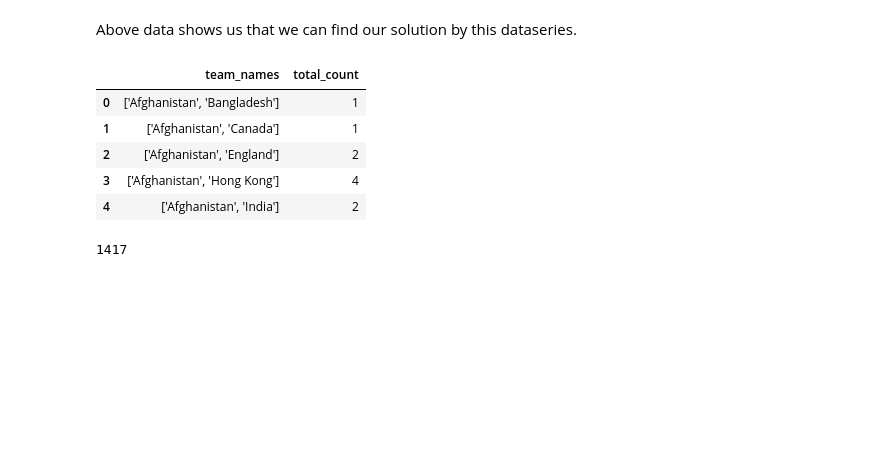
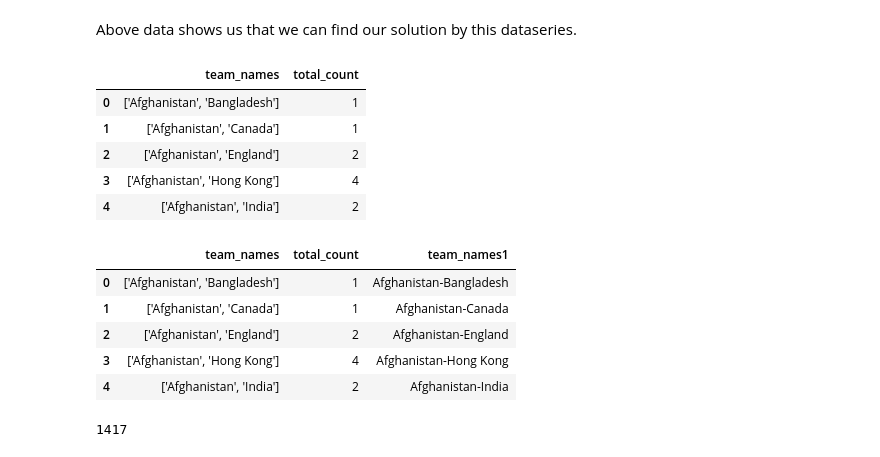
Before and after one commit to Gauravms2143/-International_T20_Data-Analysis--Self-Project.ipynb, a Jupyter notebook: International_T20_Data_Analysis_Self_Project.ipynb, the cells around one changed output. Saved outputs shown, nothing was run; the diff lists cells and outputs as text; code cells hidden in the pictures; blank space fills up the shorter version.

```diff
--- a/International_T20_Data_Analysis_Self_Project.ipynb
+++ b/International_T20_Data_Analysis_Self_Project.ipynb
@@ -166,3 +180,14 @@ dups.head(5)
+# %%
+# Convert list of data of dataseries into single string.Its correct methode to perform this task
+dups['team_names1'] = dups['team_names'].apply(lambda x: '-'.join(eval(x)))
+dups.head()
+# %% [output]
+|  | team_names | total_count | team_names1 |
+| 0 | ['Afghanistan', 'Bangladesh'] | 1 | Afghanistan-Bangladesh |
+| 1 | ['Afghanistan', 'Canada'] | 1 | Afghanistan-Canada |
+| 2 | ['Afghanistan', 'England'] | 2 | Afghanistan-England |
+| 3 | ['Afghanistan', 'Hong Kong'] | 4 | Afghanistan-Hong Kong |
+| 4 | ['Afghanistan', 'India'] | 2 | Afghanistan-India |
 # %%
 # Total matches plays=1417 and here we just cross check wheather our result produce is correct or not.
 
```
Also changed, not shown: parts of 22 cells of this notebook.
